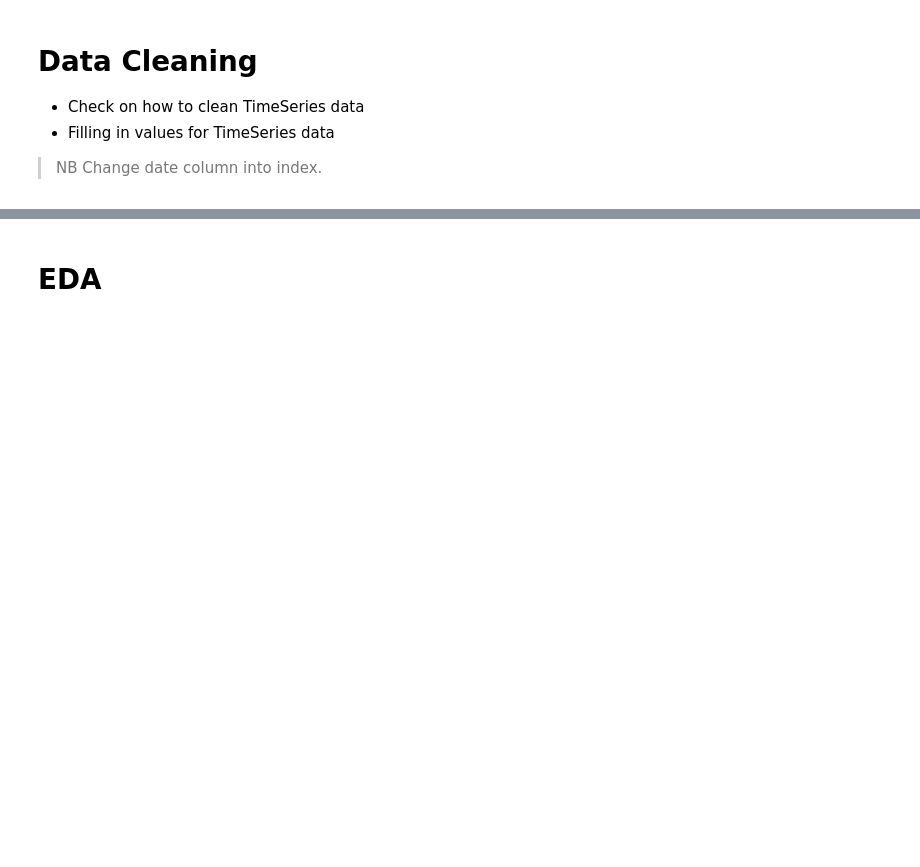
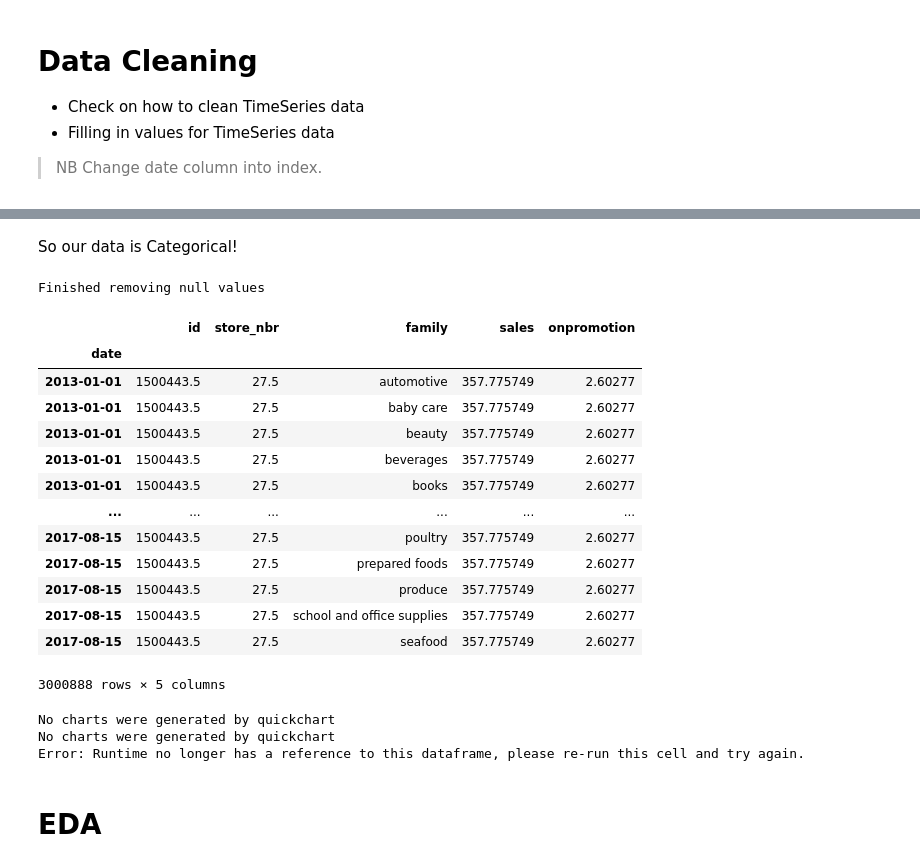
Before and after one commit to Elsiekiprop/Sales-Prediction--Time-Series-Models, a Jupyter notebook: Sales_prediction.ipynb, the cells around one changed output, grey strips where cells are left out. Cells and saved outputs as stored; diff of their text form; code cells hidden in the pictures; blank space fills up the shorter version.

```diff
--- a/Sales_prediction.ipynb
+++ b/Sales_prediction.ipynb
@@ -71,2 +169,35 @@ holidays_events_df=pd.read_csv(path_var + "/holidays_events.csv")
+# %% [markdown]
+So our data is Categorical!
+# %%
+# set date as the index
+train_df = train_df.set_index('date')
+# %%
+#fill null values
+train_data = fill_null(train_df)
+# %% [output]
+Finished removing null values
+# %%
+#change dataframe to lowercase
+train_data = train_data.applymap(lambda s: s.lower() if type(s) == str else s)
+# %%
+train_data
+# %% [output]
+|  | id | store_nbr | family | sales | onpromotion |
+| date |  |  |  |  |  |
+| 2013-01-01 | 1500443.5 | 27.5 | automotive | 357.775749 | 2.60277 |
+| 2013-01-01 | 1500443.5 | 27.5 | baby care | 357.775749 | 2.60277 |
+| 2013-01-01 | 1500443.5 | 27.5 | beauty | 357.775749 | 2.60277 |
+| 2013-01-01 | 1500443.5 | 27.5 | beverages | 357.775749 | 2.60277 |
+| 2013-01-01 | 1500443.5 | 27.5 | books | 357.775749 | 2.60277 |
+| ... | ... | ... | ... | ... | ... |
+| 2017-08-15 | 1500443.5 | 27.5 | poultry | 357.775749 | 2.60277 |
+| 2017-08-15 | 1500443.5 | 27.5 | prepared foods | 357.775749 | 2.60277 |
+| 2017-08-15 | 1500443.5 | 27.5 | produce | 357.775749 | 2.60277 |
+| 2017-08-15 | 1500443.5 | 27.5 | school and office supplies | 357.775749 | 2.60277 |
+| 2017-08-15 | 1500443.5 | 27.5 | seafood | 357.775749 | 2.60277 |
+3000888 rows × 5 columns
+No charts were generated by quickchart
+No charts were generated by quickchart
+Error: Runtime no longer has a reference to this dataframe, please re-run this cell and try again.
 # %% [markdown]
 # EDA
```
Also changed, not shown: parts of 6 cells of this notebook.
